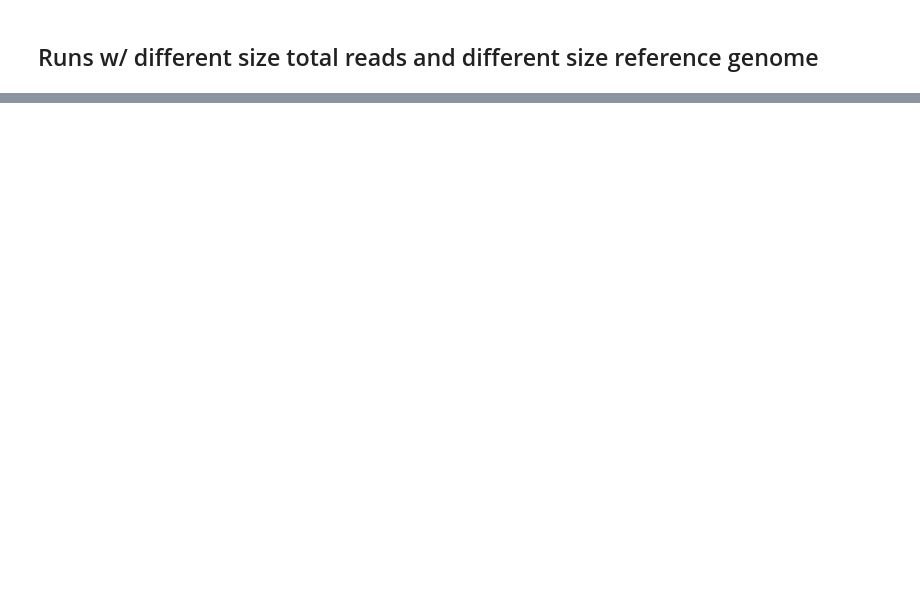
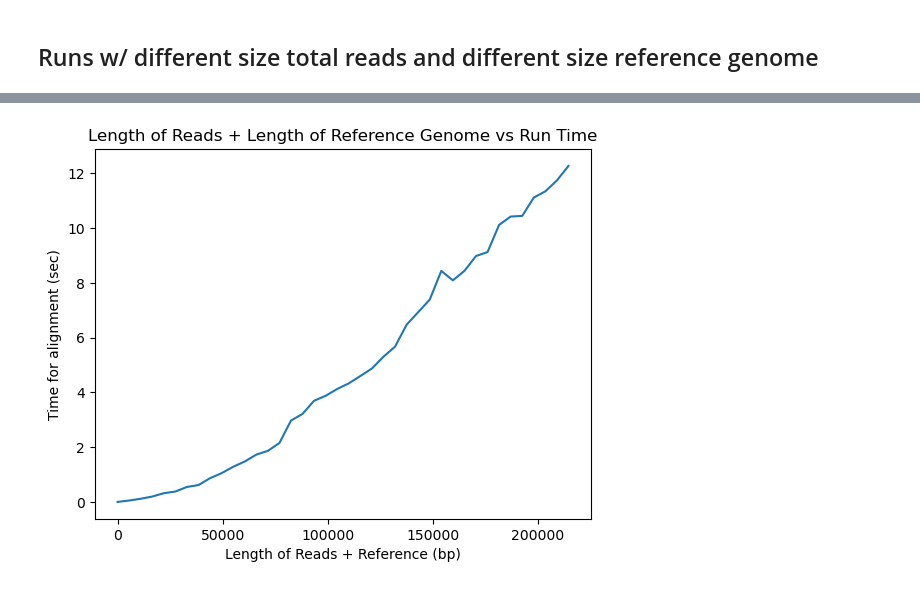
Before and after one commit to WillardFord/wf-align-CSE185, a Jupyter notebook: analysis/Benchmark_wf-align.ipynb, the cells around one changed output, grey strips where cells are left out. Drawn from its saved outputs; the diff is of its cells as text; code cells hidden in the pictures; blank space fills up the shorter version.

```diff
--- a/analysis/Benchmark_wf-align.ipynb
+++ b/analysis/Benchmark_wf-align.ipynb
@@ -102,0 +176,20 @@ for i in range(40):
+# %%
+# Generate many fastq files with varying sizes
+len_reads = 10
+dif_reads_per = 50
+
+for i in range(40):
+    outr = open(f"ref_read_sizes/{i}.fq", "w")
+    for i in range(i*dif_reads_per):
+        if i % 4 == 0:
+            outr.write(f"@{i//4}\n")
+        if i % 4 == 1:
+            read = ""
+            for _ in range(len_reads):
+                read += np.random.choice(["A","T","C","G"])
+            outr.write(read+"\n")
+        if i % 4 == 2:
+            outr.write("+\n")
+        if i % 4 == 3:
+            outr.write("F"*len_reads+"\n")
+    outr.close()
@@ -102,0 +221,17 @@ for i in range(40):
+# %%
+# Plot metrics by run
+lengths = []
+for i in range(40):
+    lengths.append(i*(len_reads*dif_reads_per)+i*5000)
+data = pd.read_csv("ref_read_sizes/ref_read_sizes_time.txt")
+
+data["lengths"] = lengths
+data.head()
+
+plt.plot(data["lengths"], data["time_taken"])
+plt.title("Length of Reads + Length of Reference Genome vs Run Time")
+plt.xlabel("Length of Reads + Reference (bp)")
+plt.ylabel("Time for alignment (sec)")
+plt.savefig("Varying_Ref_Read_Length.jpg")
+# %% [output]
+[figure, added]
```
Also changed, not shown: parts of 18 cells of this notebook, 13 other files.
